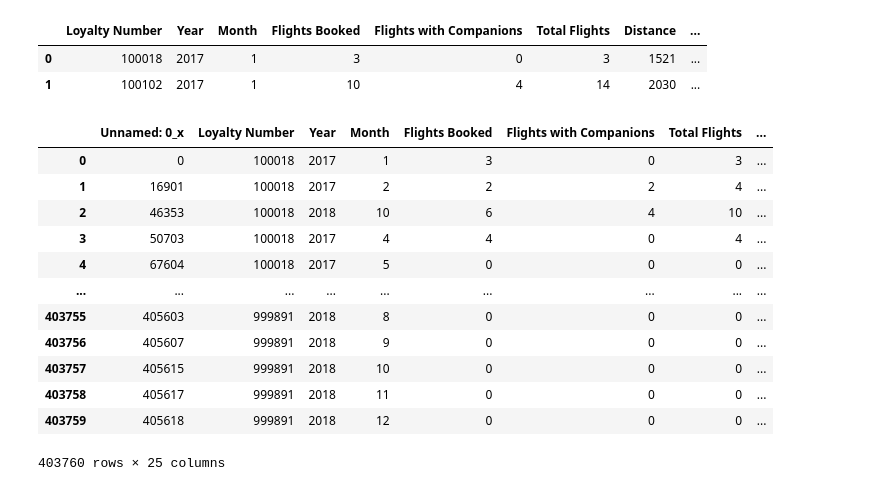
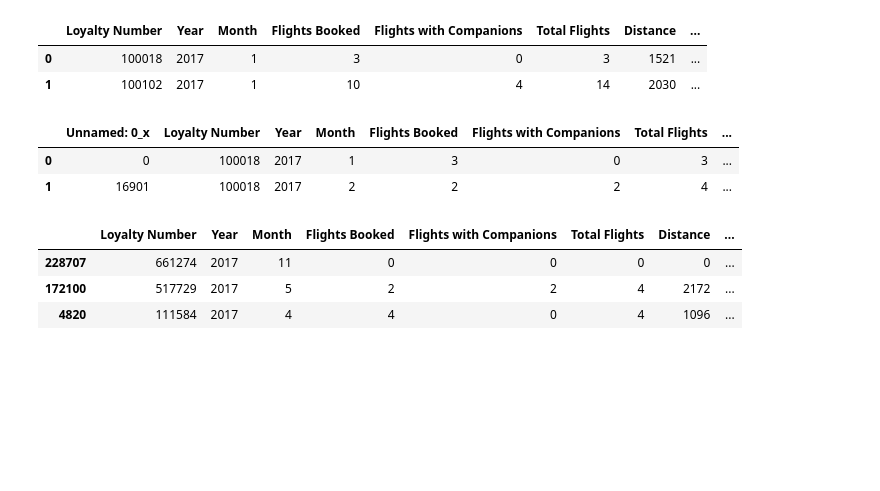
Before and after one commit to Adalab/bda-modulo-3-evaluacion-final-nerearial, a Jupyter notebook: bda-modulo-3-evaluacion-final-nerearial.ipynb, the cells around one changed output. Cells and saved outputs as stored; diff of their text form; code cells hidden in the pictures; blank space fills up the shorter version.

```diff
--- a/bda-modulo-3-evaluacion-final-nerearial.ipynb
+++ b/bda-modulo-3-evaluacion-final-nerearial.ipynb
@@ -478,18 +478,8 @@ csv2 = pd.read_csv('Files/loyalty-history-clean.csv')
 
 df = pd.merge(csv1, csv2, on='Loyalty Number', how='inner')
 # %%
-df
+df.head(2)
 # %% [output]
 |  | Unnamed: 0_x | Loyalty Number | Year | Month | Flights Booked | Flights with Companions | Total Flights | ... |
 | 0 | 0 | 100018 | 2017 | 1 | 3 | 0 | 3 | ... |
 | 1 | 16901 | 100018 | 2017 | 2 | 2 | 2 | 4 | ... |
-| 2 | 46353 | 100018 | 2018 | 10 | 6 | 4 | 10 | ... |
-| 3 | 50703 | 100018 | 2017 | 4 | 4 | 0 | 4 | ... |
-| 4 | 67604 | 100018 | 2017 | 5 | 0 | 0 | 0 | ... |
-| ... | ... | ... | ... | ... | ... | ... | ... | ... |
-| 403755 | 405603 | 999891 | 2018 | 8 | 0 | 0 | 0 | ... |
-| 403756 | 405607 | 999891 | 2018 | 9 | 0 | 0 | 0 | ... |
-| 403757 | 405615 | 999891 | 2018 | 10 | 0 | 0 | 0 | ... |
-| 403758 | 405617 | 999891 | 2018 | 11 | 0 | 0 | 0 | ... |
-| 403759 | 405618 | 999891 | 2018 | 12 | 0 | 0 | 0 | ... |
-403760 rows × 25 columns
@@ -495,0 +489,7 @@ df
+# %%
+df.sample(3)
+# %% [output]
+|  | Loyalty Number | Year | Month | Flights Booked | Flights with Companions | Total Flights | Distance | ... |
+| 228707 | 661274 | 2017 | 11 | 0 | 0 | 0 | 0 | ... |
+| 172100 | 517729 | 2017 | 5 | 2 | 2 | 4 | 2172 | ... |
+| 4820 | 111584 | 2017 | 4 | 4 | 0 | 4 | 1096 | ... |
```
Also changed, not shown: parts of 8 cells of this notebook, 1 other file.
